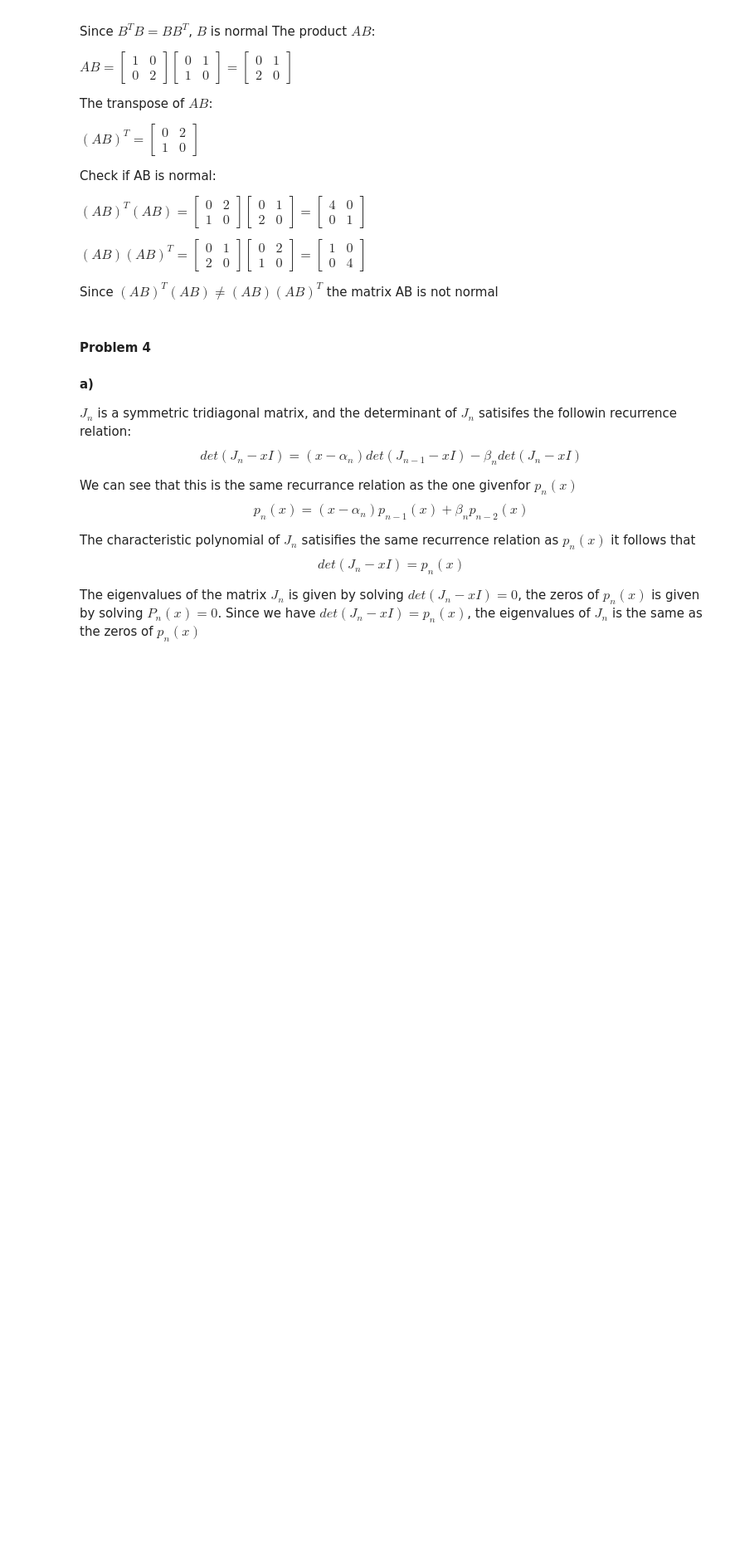
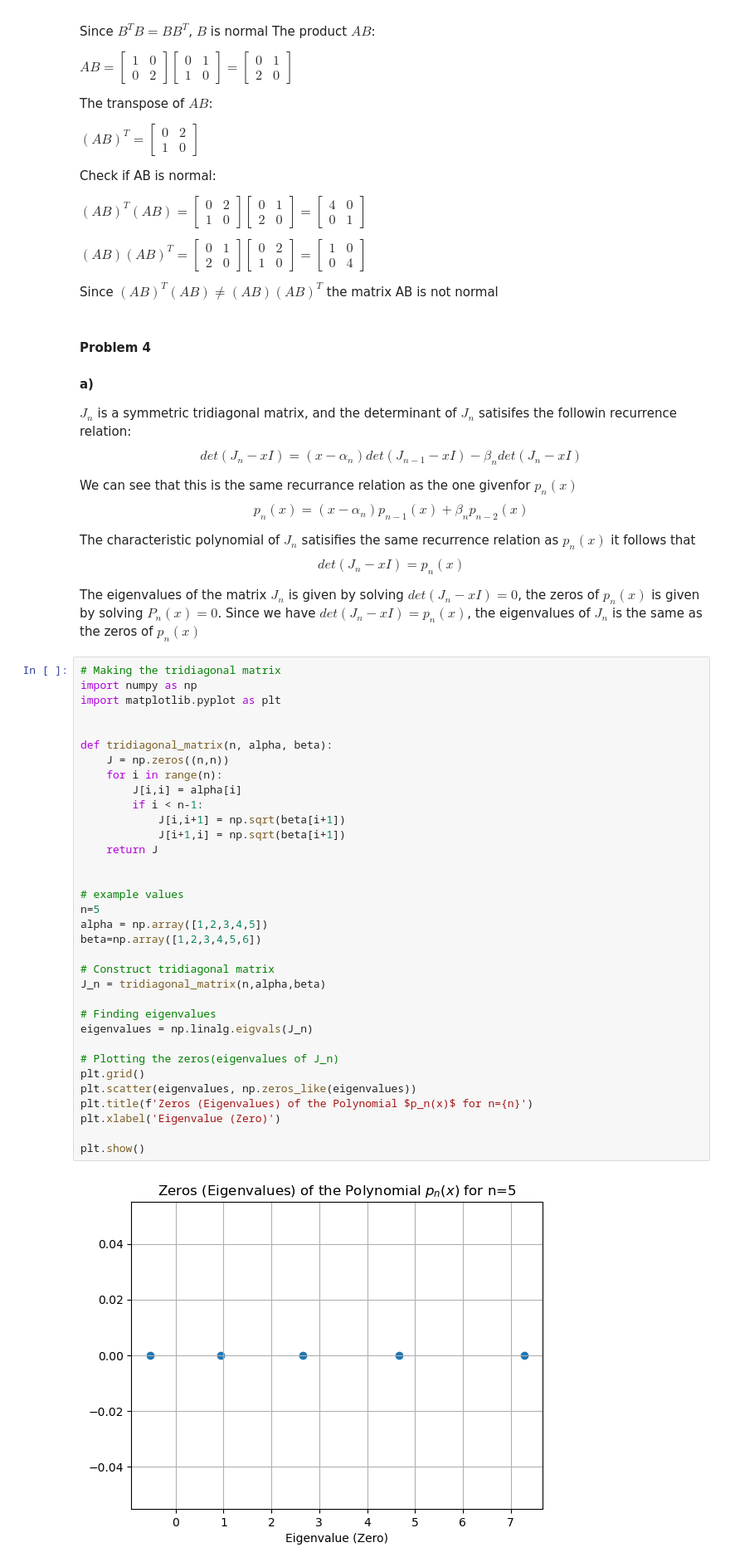
Before and after one commit to hannaroed/nummat-ovinger, a Jupyter notebook: Exercise-1.ipynb, the cells around one changed output. Shown at 83% size. Saved outputs shown, nothing was run; the diff lists cells and outputs as text; blank space fills up the shorter version.

```diff
--- a/Exercise-1.ipynb
+++ b/Exercise-1.ipynb
@@ -271,3 +292,39 @@ det(J_{n}-xI) = p_{n}(x)
 
 The eigenvalues of the matrix $J_n$ is given by solving $det(J_{n}-xI) = 0$, the zeros of $p_{n}(x)$ is given by solving $P_{n}(x) = 0$.
 Since we have $det(J_{n}-xI) = p_{n}(x)$, the eigenvalues of $J_{n}$ is the same as the zeros of $p_{n}(x)$
+# %%
+# Making the tridiagonal matrix
+import numpy as np
+import matplotlib.pyplot as plt
+
+
+def tridiagonal_matrix(n, alpha, beta):
+    J = np.zeros((n,n))
+    for i in range(n):
+        J[i,i] = alpha[i]
+        if i < n-1:
+            J[i,i+1] = np.sqrt(beta[i+1])
+            J[i+1,i] = np.sqrt(beta[i+1])
+    return J
+
+
+# example values
+n=5
+alpha = np.array([1,2,3,4,5])
+beta=np.array([1,2,3,4,5,6])
+
+# Construct tridiagonal matrix
+J_n = tridiagonal_matrix(n,alpha,beta)
+
+# Finding eigenvalues
+eigenvalues = np.linalg.eigvals(J_n)
+
+# Plotting the zeros(eigenvalues of J_n)
+plt.grid()
+plt.scatter(eigenvalues, np.zeros_like(eigenvalues))
+plt.title(f'Zeros (Eigenvalues) of the Polynomial $p_n(x)$ for n={n}')
+plt.xlabel('Eigenvalue (Zero)')
+
+plt.show()
+# %% [output]
+[figure, added]
```
Also changed, not shown: parts of 2 cells of this notebook.
